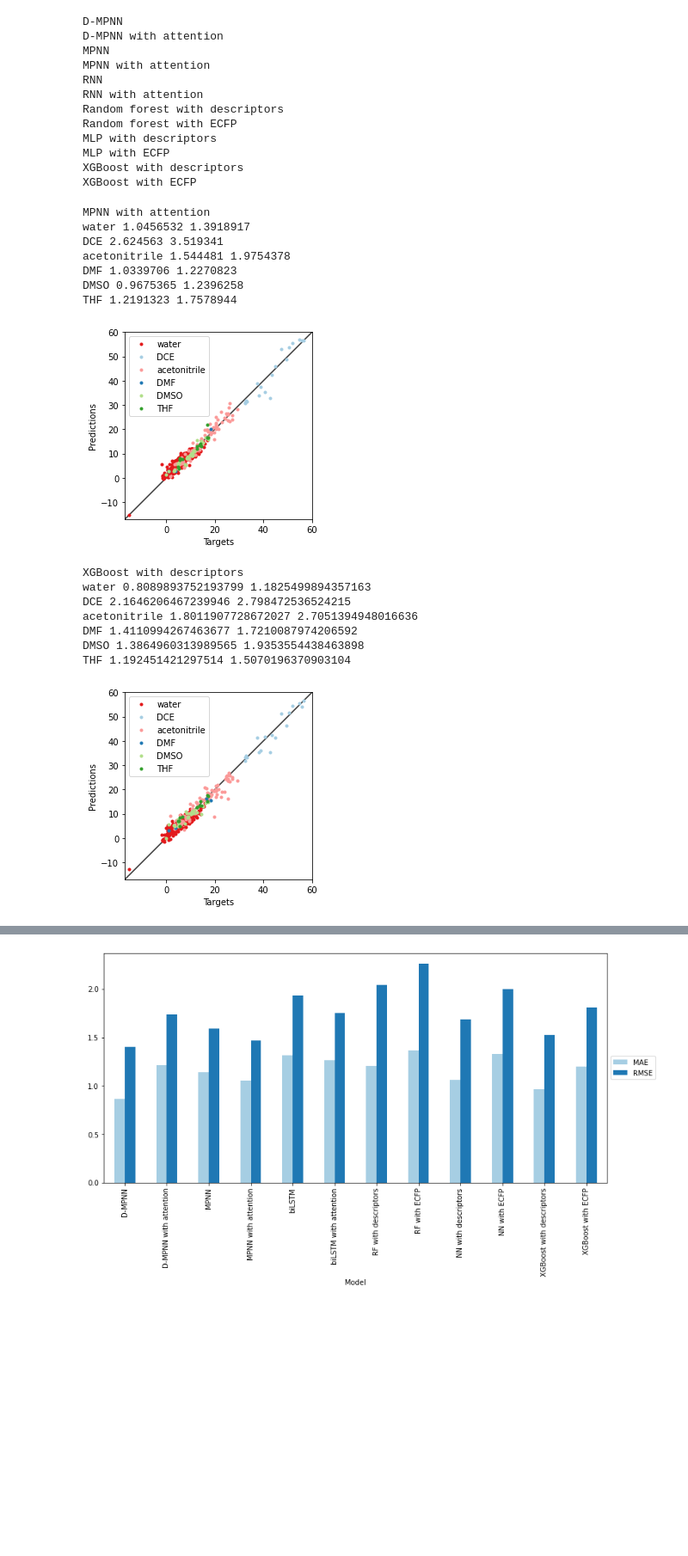
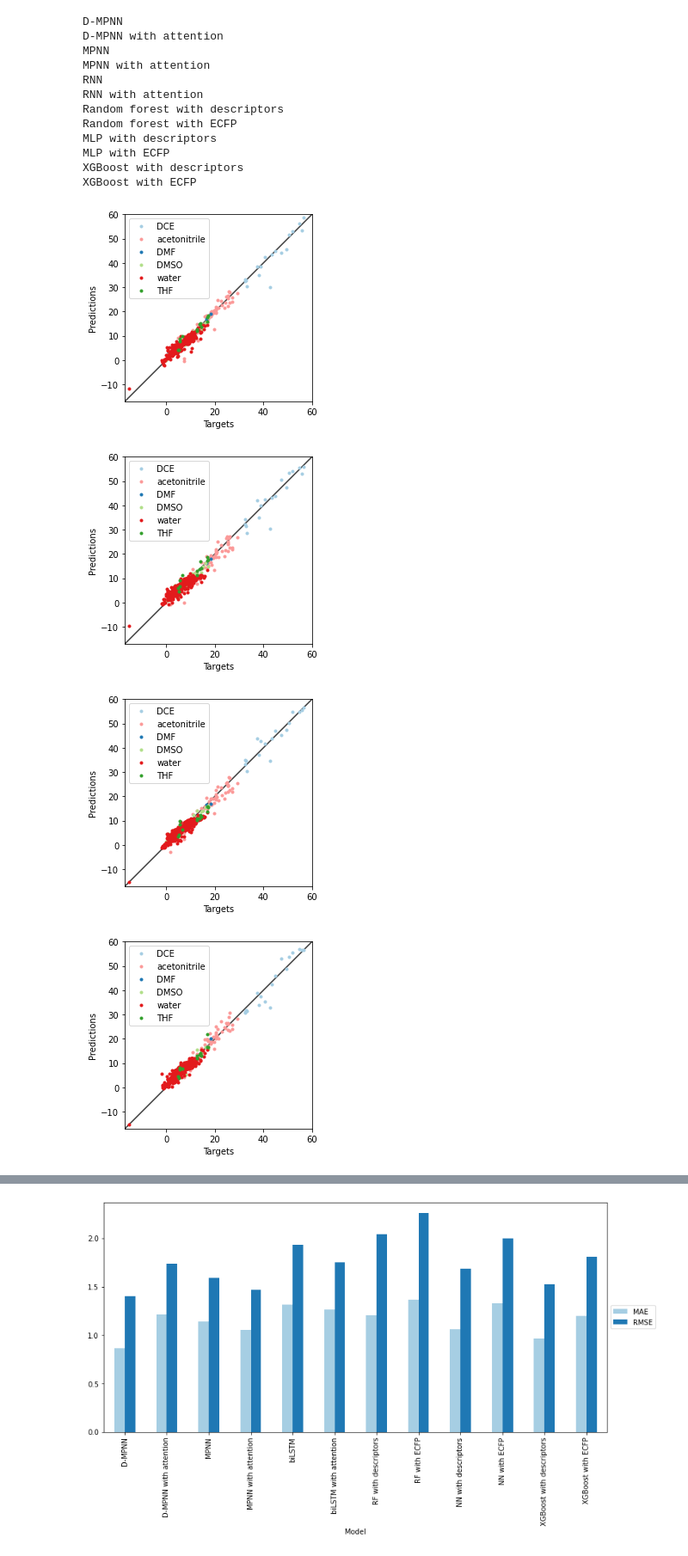
Before and after one commit to saratanov/git_honours, a Jupyter notebook: THESIS/solvent_results.ipynb, the cells around one changed output, grey strips where cells are left out. Shown at 86% size. Saved outputs shown, nothing was run; the diff lists cells and outputs as text; code cells hidden in the pictures; blank space fills up the shorter version.

```diff
--- a/THESIS/solvent_results.ipynb
+++ b/THESIS/solvent_results.ipynb
@@ -132,53 +134,44 @@ MLP with ECFP
 XGBoost with descriptors
 XGBoost with ECFP
 # %%
-##qqplots
+##qqplots solvent
 solv_set = list(set(solvent))
 solvent_name_key = {"CS(=O)C":"DMSO","CC#N":"acetonitrile","C(CCl)Cl":"DCE","CN(C)C=O":"DMF","C1CCOC1":"THF","O":"water"}
 solv_names = ["water","DCE","DMF","DMSO","THF","acetonitrile"]
 solv
 colour_key = {'DCE':'#a6cee3','DMF':'#1f78b4','DMSO':'#b2df8a','THF':'#33a02c','acetonitrile':'#fb9a99','water':'#e31a1c'}
 solv_ids = ddict()
+solv_MAEs = ddict(list)
 for solv in solv_set:
     solv_ids[solv] = [i for i,x in enumerate(solvent) if x == solv and i in holdout_ids]
-for m in [MPNN_att,XGB_desc]:
-    print(m.name)
+    solv_MAEs['solvent'].append(solvent_name_key[solv])
+for m in models:
+#    print(m.name)
     data = datasets[m.data_type]
-    targets, outputs = predict(m, "Holdout test", data, solv_ids['O'])
-    solv_name = solvent_name_key['O']
-    plt.plot(targets, outputs, 'o', markersize=3,label=solv_name, c=colour_key[solv_name])
-    print('water', mae(targets,outputs),rmse(targets,outputs))
+#    targets, outputs = predict(m, "Holdout test", data, solv_ids['O'])
+#    solv_name = solvent_name_key['O']
+#    plt.plot(targets, outputs, 'o', markersize=3,label=solv_name, c=colour_key[solv_name])
+#    print('water', mae(targets,outputs),rmse(targets,outputs))
     for solv in solv_set:
-        if solv not in 'O':
+#        if solv not in 'O':
             targets, outputs = predict(m, "Holdout test", data, solv_ids[solv])
             solv_name = solvent_name_key[solv]
             plt.plot(targets, outputs, 'o', markersize=3,label=solv_name, c=colour_key[solv_name])
-            print(solv_name, mae(targets,outputs),rmse(targets,outputs))
+#            print(solv_name, mae(targets,outputs),rmse(targets,outputs))
+            solv_MAEs[m.name].append(mae(targets,outputs))
 
     plt.xlabel('Targets')
     plt.ylabel('Predictions')
     lims = [-17,60]
     plt.plot(lims, lims, 'k-', alpha=0.75, zorder=0)
     axes=plt.gca()
     axes.set_aspect('equal')
     axes.set_xlim(lims)
     axes.set_ylim(lims)
     axes.legend()
     plt.show()
 # %% [output]
-MPNN with attention
-water 1.0456532 1.3918917
-DCE 2.624563 3.519341
-acetonitrile 1.544481 1.9754378
-DMF 1.0339706 1.2270823
-DMSO 0.9675365 1.2396258
-THF 1.2191323 1.7578944
-[figure, old version]
+[figure, new version]
-XGBoost with descriptors
-water 0.8089893752193799 1.1825499894357163
-DCE 2.1646206467239946 2.798472536524215
-acetonitrile 1.8011907728672027 2.7051394948016636
-DMF 1.4110994267463677 1.7210087974206592
-DMSO 1.3864960313989565 1.9353554438463898
-THF 1.192451421297514 1.5070196370903104
-[figure, old version]
+[figure, new version]
+[figure, added]
+[figure, added]
```
Also changed, not shown: parts of 6 cells of this notebook, 2 other files.
